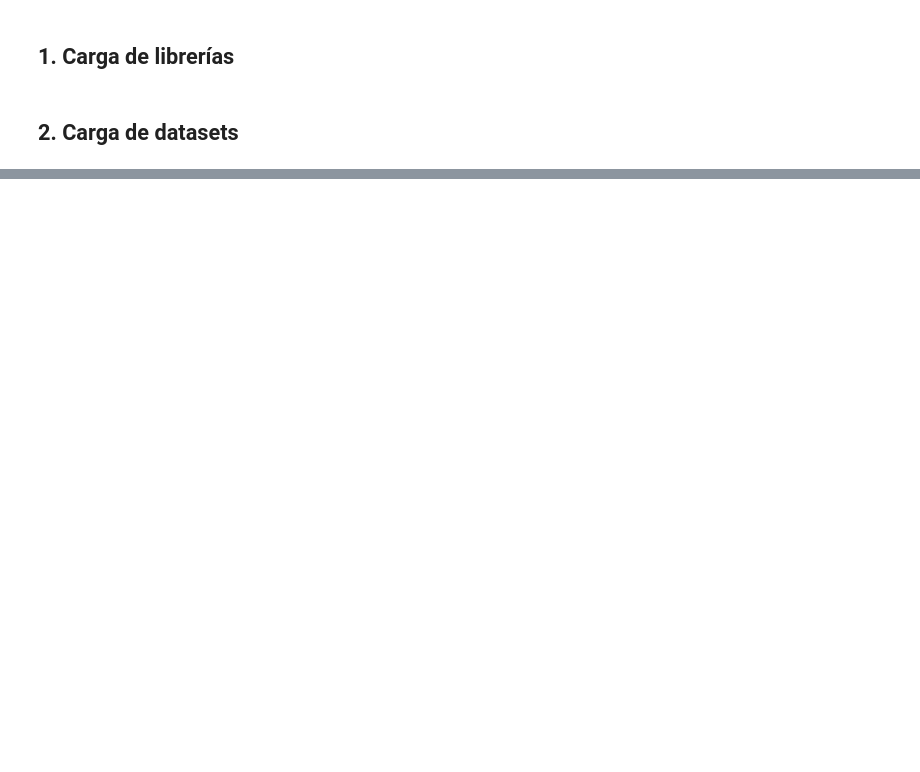
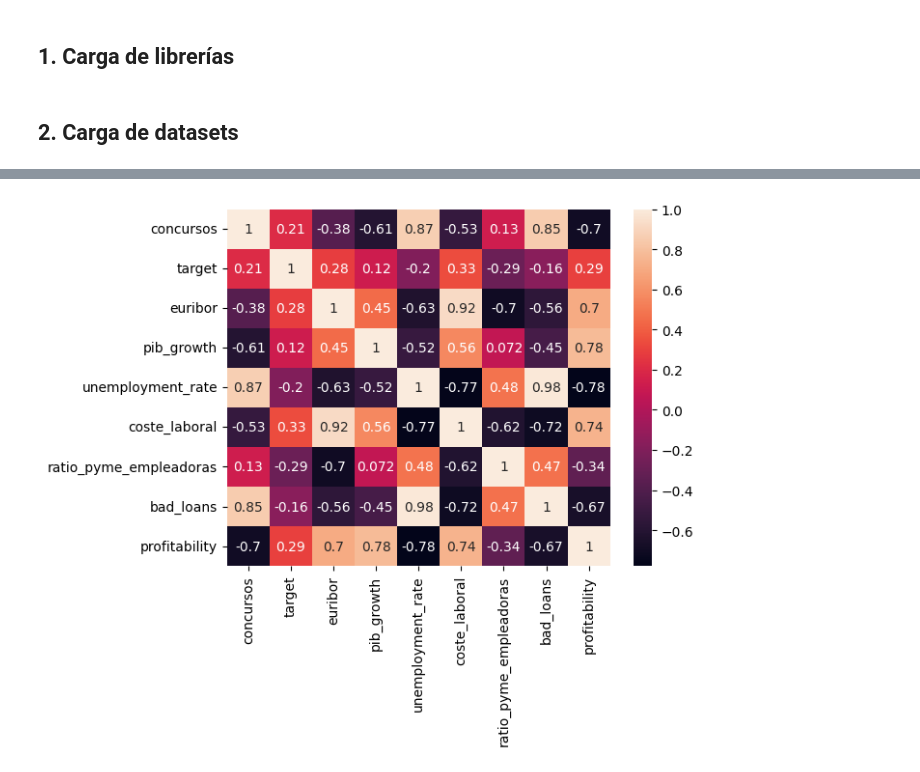
Before and after one commit to nataliaarranz/TFG, a Jupyter notebook: notebook/01_exploracion_datos.ipynb, the cells around one changed output, grey strips where cells are left out. Cells and saved outputs as stored; diff of their text form; code cells hidden in the pictures; blank space fills up the shorter version.

```diff
--- a/notebook/01_exploracion_datos.ipynb
+++ b/notebook/01_exploracion_datos.ipynb
@@ -103,0 +1076,9 @@ mortalidad
+# %%
+import seaborn as sns
+
+corr = df_model.drop(columns=["year"]).corr()
+
+sns.heatmap(corr, annot=True)
+plt.show()
+# %% [output]
+[figure, added]
```
Also changed, not shown: parts of 59 cells of this notebook, 26 other files.
